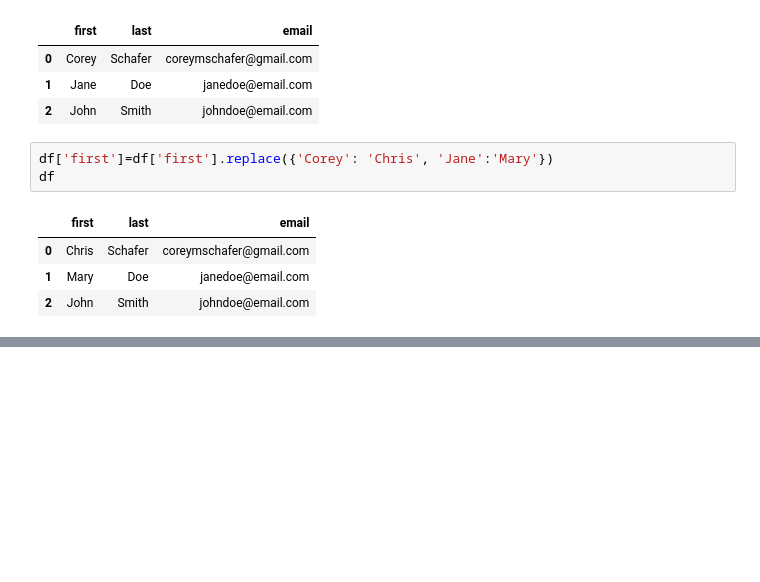
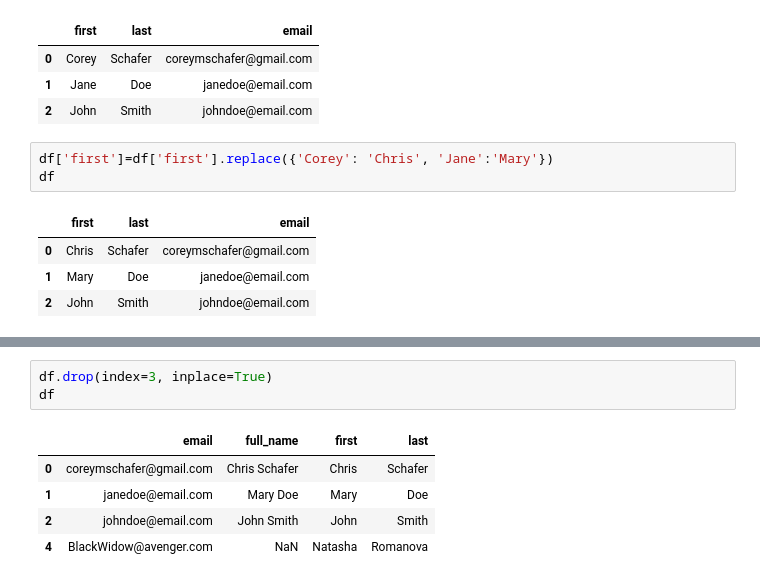
Before and after one commit to guamoshtli/Pandas, a Jupyter notebook: test.ipynb, the cells around one changed output, grey strips where cells are left out. Cells and saved outputs as stored; diff of their text form; blank space fills up the shorter version.

```diff
--- a/test.ipynb
+++ b/test.ipynb
@@ -466,0 +563,9 @@ df
+# %%
+df.drop(index=3, inplace=True)
+df
+# %% [output]
+|  | email | full_name | first | last |
+| 0 | coreymschafer@gmail.com | Chris Schafer | Chris | Schafer |
+| 1 | janedoe@email.com | Mary Doe | Mary | Doe |
+| 2 | johndoe@email.com | John Smith | John | Smith |
+| 4 | BlackWidow@avenger.com | NaN | Natasha | Romanova |
```
Also changed, not shown: parts of 16 cells of this notebook.
